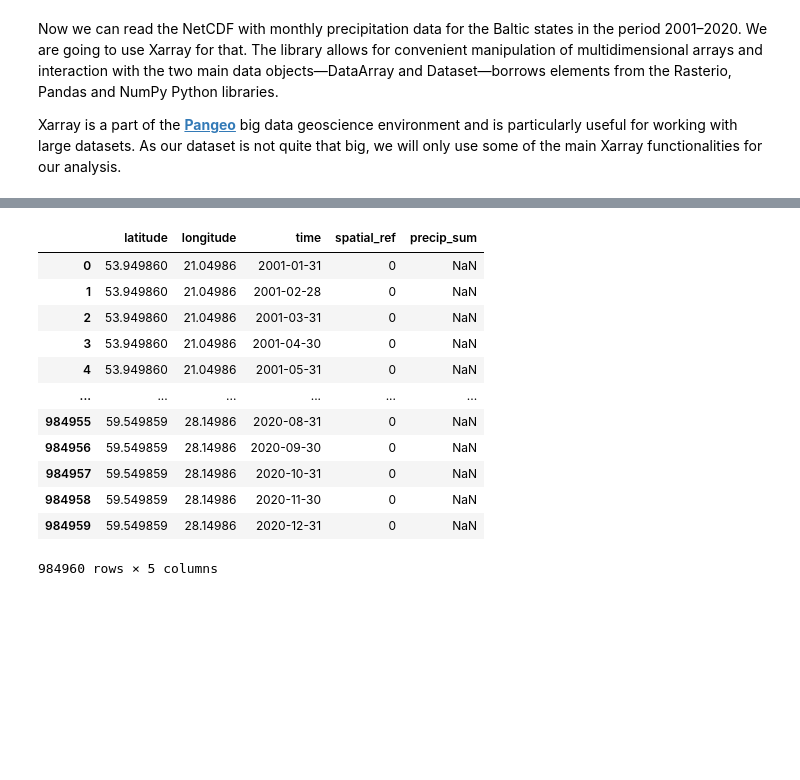
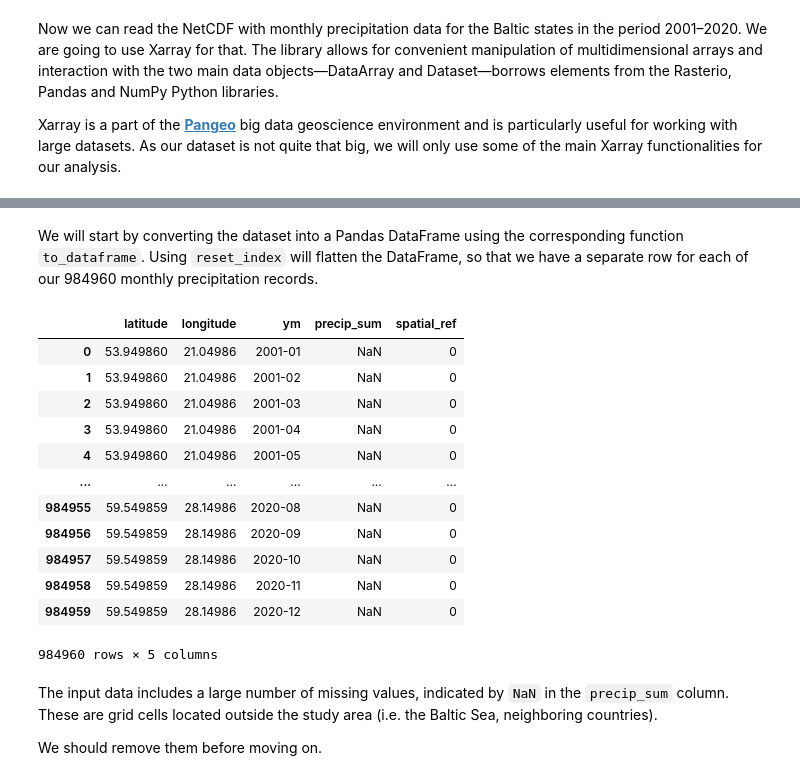
Before and after one commit to LandscapeGeoinformatics/EGU_2021_lgeo_workshops, a Jupyter notebook: SC5.8/EGU2021_Workshop_SC58.ipynb, the cells around one changed output, grey strips where cells are left out. Cells and saved outputs as stored; diff of their text form; code cells hidden in the pictures; blank space fills up the shorter version.

```diff
--- a/SC5.8/EGU2021_Workshop_SC58.ipynb
+++ b/SC5.8/EGU2021_Workshop_SC58.ipynb
@@ -89,21 +120,27 @@ Data variables:
+# %% [markdown]
+We will start by converting the dataset into a Pandas DataFrame using the corresponding function `to_dataframe`. Using `reset_index` will flatten the DataFrame, so that we have a separate row for each of our 984960 monthly precipitation records.
 # %%
 # Convert the xarray to Pandas dataframe
-precip_df = precip_ds.to_dataframe().reset_index()
-precip_df
+precip_df = precip_ds.to_dataframe().reset_index() # reset_index
+display(precip_df)
 # %% [output]
-|  | latitude | longitude | time | spatial_ref | precip_sum |
-| 0 | 53.949860 | 21.04986 | 2001-01-31 | 0 | NaN |
-| 1 | 53.949860 | 21.04986 | 2001-02-28 | 0 | NaN |
-| 2 | 53.949860 | 21.04986 | 2001-03-31 | 0 | NaN |
-| 3 | 53.949860 | 21.04986 | 2001-04-30 | 0 | NaN |
-| 4 | 53.949860 | 21.04986 | 2001-05-31 | 0 | NaN |
+|  | latitude | longitude | ym | precip_sum | spatial_ref |
+| 0 | 53.949860 | 21.04986 | 2001-01 | NaN | 0 |
+| 1 | 53.949860 | 21.04986 | 2001-02 | NaN | 0 |
+| 2 | 53.949860 | 21.04986 | 2001-03 | NaN | 0 |
+| 3 | 53.949860 | 21.04986 | 2001-04 | NaN | 0 |
+| 4 | 53.949860 | 21.04986 | 2001-05 | NaN | 0 |
 | ... | ... | ... | ... | ... | ... |
-| 984955 | 59.549859 | 28.14986 | 2020-08-31 | 0 | NaN |
-| 984956 | 59.549859 | 28.14986 | 2020-09-30 | 0 | NaN |
-| 984957 | 59.549859 | 28.14986 | 2020-10-31 | 0 | NaN |
-| 984958 | 59.549859 | 28.14986 | 2020-11-30 | 0 | NaN |
-| 984959 | 59.549859 | 28.14986 | 2020-12-31 | 0 | NaN |
+| 984955 | 59.549859 | 28.14986 | 2020-08 | NaN | 0 |
+| 984956 | 59.549859 | 28.14986 | 2020-09 | NaN | 0 |
+| 984957 | 59.549859 | 28.14986 | 2020-10 | NaN | 0 |
+| 984958 | 59.549859 | 28.14986 | 2020-11 | NaN | 0 |
+| 984959 | 59.549859 | 28.14986 | 2020-12 | NaN | 0 |
 984960 rows × 5 columns
+# %% [markdown]
+The input data includes a large number of missing values, indicated by `NaN` in the `precip_sum` column. These are grid cells located outside the study area (i.e. the Baltic Sea, neighboring countries).
+
+We should remove them before moving on.
 # %%
 # Drop rows with missing precipitation values
 precip_df = precip_df.dropna().reset_index()
```
Also changed, not shown: parts of 52 cells of this notebook, 1 other file.
